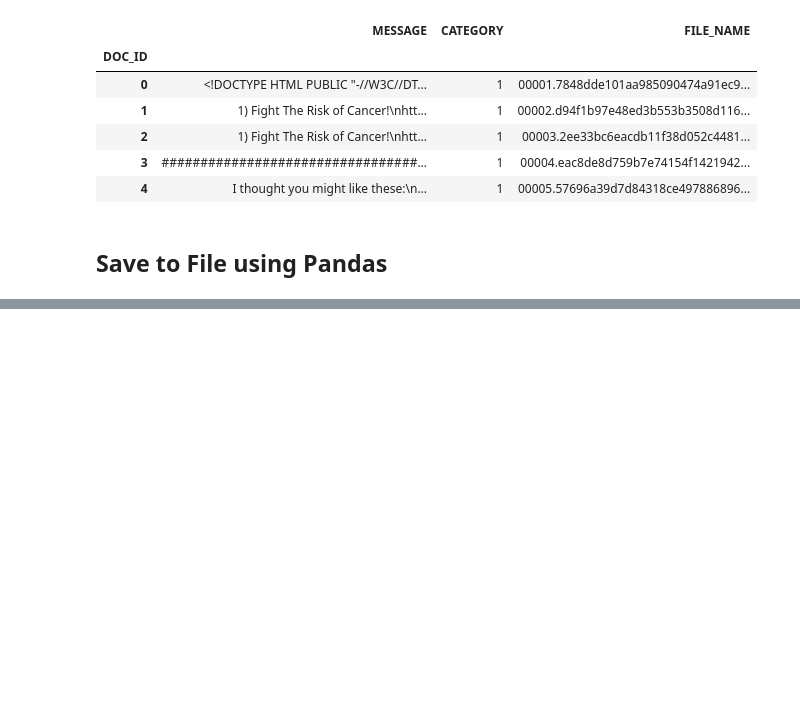
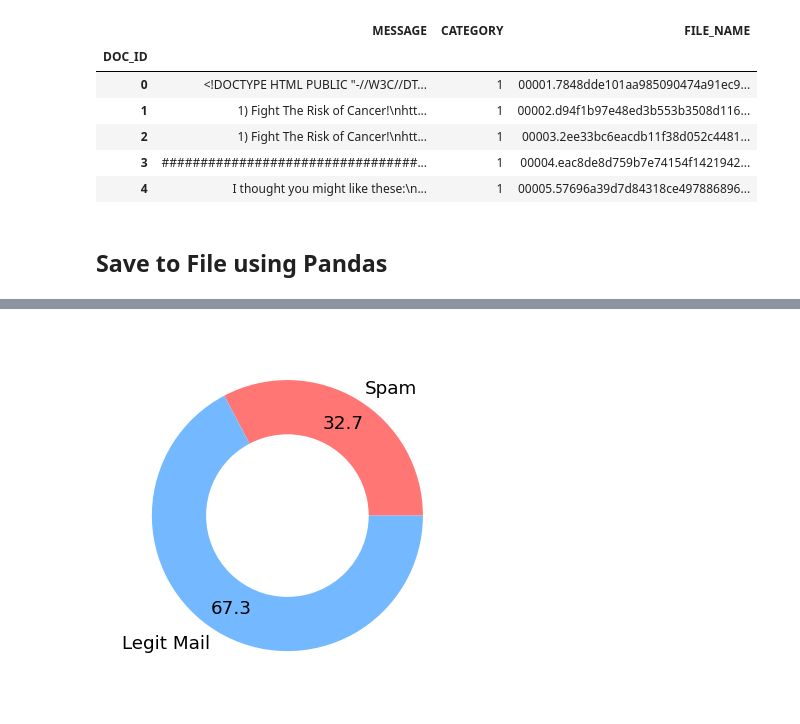
Before and after one commit to scottcarpenter28/Machine-Learning-Course, a Jupyter notebook: Bayes Classifier/Bayes Calssifier.ipynb, the cells around one changed output, grey strips where cells are left out. Saved outputs shown, nothing was run; the diff lists cells and outputs as text; code cells hidden in the pictures; blank space fills up the shorter version.

```diff
--- a/Bayes Classifier/Bayes Calssifier.ipynb
+++ b/Bayes Classifier/Bayes Calssifier.ipynb
@@ -150,0 +166,14 @@ data.to_json(DATA_JSON_FILE)
+# %%
+category_names = ["Spam", "Legit Mail"]
+sizes = [amount_of_spam, amount_of_ham]
+custom_colors = ["#ff7675", "#74b9ff"]
+plt.figure(figsize=(2,2), dpi=220)
+plt.pie(sizes, labels=category_names, textprops={'fontsize': 6}, autopct='%1.1f', colors=custom_colors,  pctdistance=0.8)
+
+# Draw circle
+center_circle = plt.Circle((0, 0), radius=.6, fc="white")
+plt.gca().add_artist(center_circle)
+
+plt.show()
+# %% [output]
+[figure, added]
```
Also changed, not shown: parts of 5 cells of this notebook.
